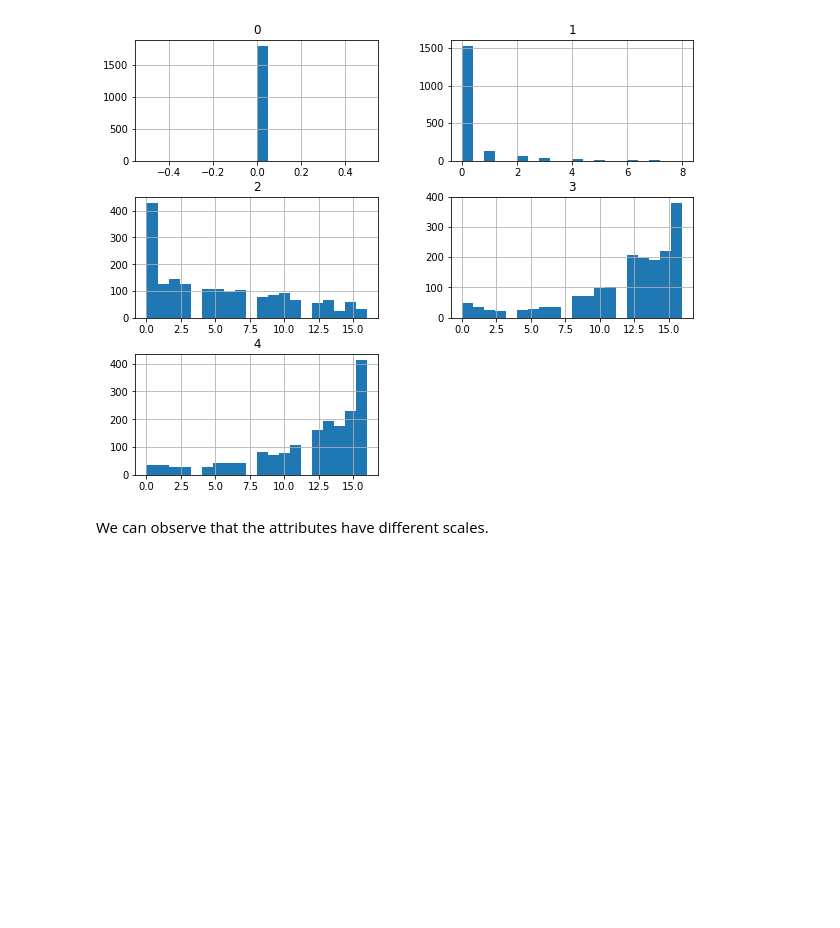
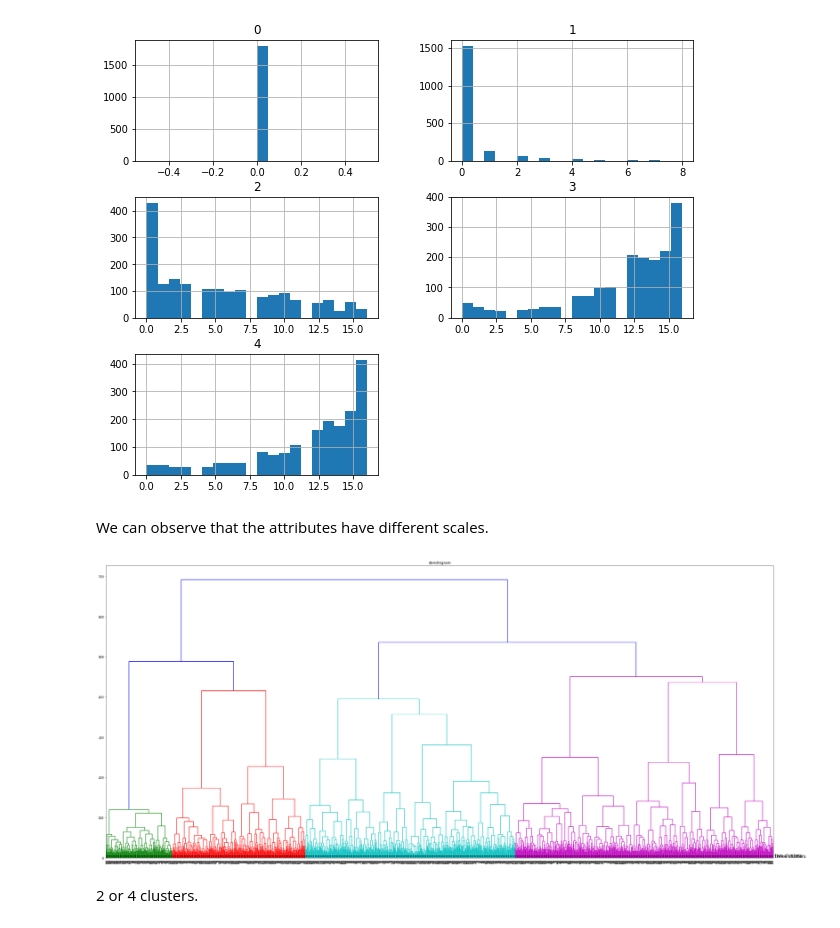
Before and after one commit to redkem/informationModelingProject, a Jupyter notebook: Project Work 2 - Exercise 1.ipynb, the cells around one changed output. Saved outputs shown, nothing was run; the diff lists cells and outputs as text; code cells hidden in the pictures; blank space fills up the shorter version.

```diff
--- a/Project Work 2 - Exercise 1.ipynb
+++ b/Project Work 2 - Exercise 1.ipynb
@@ -72,7 +72,7 @@ plt.show()
 # %% [markdown]
 ### Step 4:
 # %%
-digits_data = pd.DataFrame(data= np.c_[digits['data'], digits['target']])
+digits_data = pd.DataFrame(digits.data)
 
 digits_data.head(10)
 # %% [output]
@@ -117,3 +117,29 @@ array([[<matplotlib.axes._subplots.AxesSubplot object at 0x...>,
 [figure]
 # %% [markdown]
 We can observe that the attributes have different scales.
+# %%
+
+
+# import the dendrogram function and the ward clustering function from scipy
+from scipy.cluster.hierarchy import dendrogram, ward
+
+# apply the ward clustering to the data set
+# The scipy ward function returns an array that specifies the distances bridged when performing agglomerative
+linkage_array = ward(digits_data)
+
+# W plot the dendrogram for the linkage_array containing the distances between clusters
+dendrogram(linkage_array);
+
+# Mark the cuts in the tree that signify two or three clusters
+ax = plt.gca()
+bounds = ax.get_xbound()
+ax.plot(bounds, [5, 5], '--', c='k')
+ax.plot(bounds, [3.5, 3.5], '--', c='k')
+ax.text(bounds[1], 5, ' two clusters', verticalalignment='center', fontdict={'size': 15})
+ax.text(bounds[1], 3.5, ' three clusters', verticalalignment='center', fontdict={'size': 15})
+plt.title("dendrogram")
+plt.rcParams['figure.figsize']= (40, 18)
+# %% [output]
+[figure, added]
+# %% [markdown]
+2 or 4 clusters.
```
Also changed, not shown: parts of 2 cells of this notebook, 1 other file.
